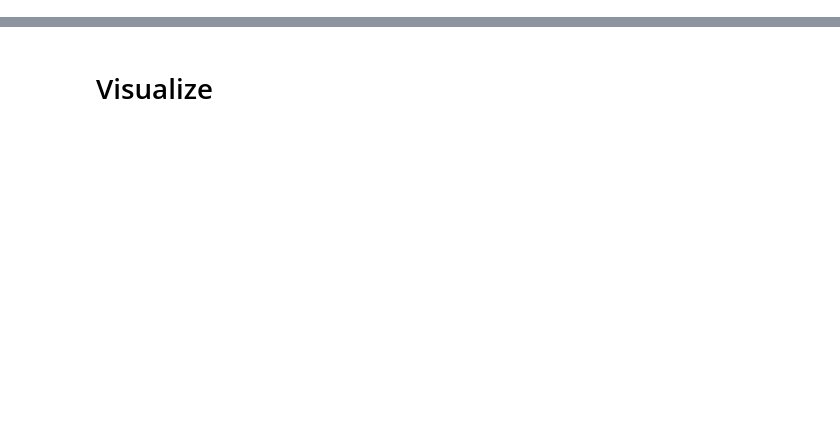
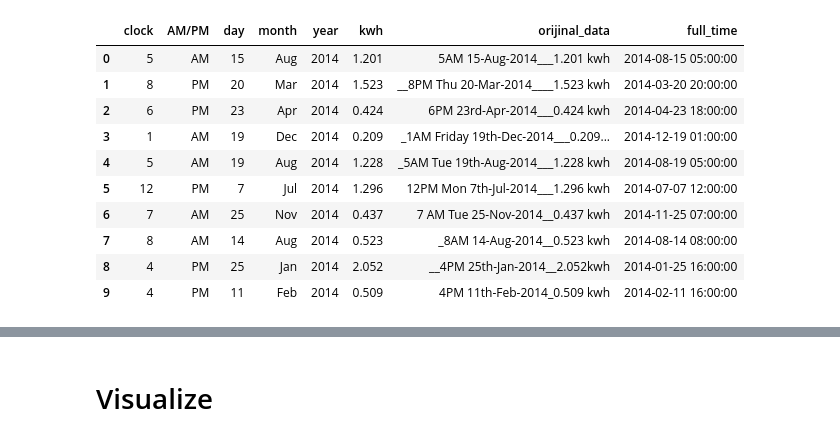
Before and after one commit to mehranzeynalov9/Data-Cleaning-on-Electricity-Usage-Data-, a Jupyter notebook: Data Cleaning.ipynb, the cells around one changed output, grey strips where cells are left out. Saved outputs shown, nothing was run; the diff lists cells and outputs as text; code cells hidden in the pictures; blank space fills up the shorter version.

```diff
--- a/Data Cleaning.ipynb
+++ b/Data Cleaning.ipynb
@@ -24,16 +23,41 @@ df.columns=['Usage']
 # %%
 pattern=re.compile(r'(?P<clock>\d+)\s?([AMP]{2})\s+[A-Za-z]*\s*(?P<day>\d+)(?:th|rd|st|nd)*-(?P<month>[A-Za-z]{3})-(?P<year>\d{4})_+(?P<kwh>\d+\.\d+)')
 clock=[]
 am_pm=[]
 day=[]
 month=[]
 year=[]
 kwh=[]
 for row in df.values.reshape(1,-1)[0]:
     result=pattern.findall(row)[0]
     clock.append(result[0])
     am_pm.append(result[1])
     day.append(result[2])
     month.append(result[3])
     year.append(result[4])
     kwh.append(result[5])
+
+clean_df=pd.DataFrame({'clock':clock,
+                       'AM/PM':am_pm,
+                       'day':day,
+                       'month':month,
+                       'year':year,
+                       'kwh':kwh,
+                       'orijinal_data':df.values.reshape(1,-1)[0]})
+
+time_func= lambda x:pd.to_datetime(f"{x['year']}-{x['month']}-{x['day']} {x['clock']}{x['AM/PM']}")
+clean_df['full_time']=clean_df.apply(func= time_func,axis=1)
+
+clean_df.head(10)
+# %% [output]
+|  | clock | AM/PM | day | month | year | kwh | orijinal_data | full_time |
+| 0 | 5 | AM | 15 | Aug | 2014 | 1.201 | 5AM 15-Aug-2014___1.201 kwh | 2014-08-15 05:00:00 |
+| 1 | 8 | PM | 20 | Mar | 2014 | 1.523 | __8PM Thu 20-Mar-2014____1.523 kwh | 2014-03-20 20:00:00 |
+| 2 | 6 | PM | 23 | Apr | 2014 | 0.424 | 6PM 23rd-Apr-2014___0.424 kwh | 2014-04-23 18:00:00 |
+| 3 | 1 | AM | 19 | Dec | 2014 | 0.209 | _1AM Friday 19th-Dec-2014___0.209... | 2014-12-19 01:00:00 |
+| 4 | 5 | AM | 19 | Aug | 2014 | 1.228 | _5AM Tue 19th-Aug-2014___1.228 kwh | 2014-08-19 05:00:00 |
+| 5 | 12 | PM | 7 | Jul | 2014 | 1.296 | 12PM Mon 7th-Jul-2014___1.296 kwh | 2014-07-07 12:00:00 |
+| 6 | 7 | AM | 25 | Nov | 2014 | 0.437 | 7 AM Tue 25-Nov-2014__0.437 kwh | 2014-11-25 07:00:00 |
+| 7 | 8 | AM | 14 | Aug | 2014 | 0.523 | _8AM 14-Aug-2014__0.523 kwh | 2014-08-14 08:00:00 |
+| 8 | 4 | PM | 25 | Jan | 2014 | 2.052 | __4PM 25th-Jan-2014__2.052kwh | 2014-01-25 16:00:00 |
+| 9 | 4 | PM | 11 | Feb | 2014 | 0.509 | 4PM 11th-Feb-2014_0.509 kwh | 2014-02-11 16:00:00 |
```
Also changed, not shown: parts of 12 cells of this notebook, 1 other file.
